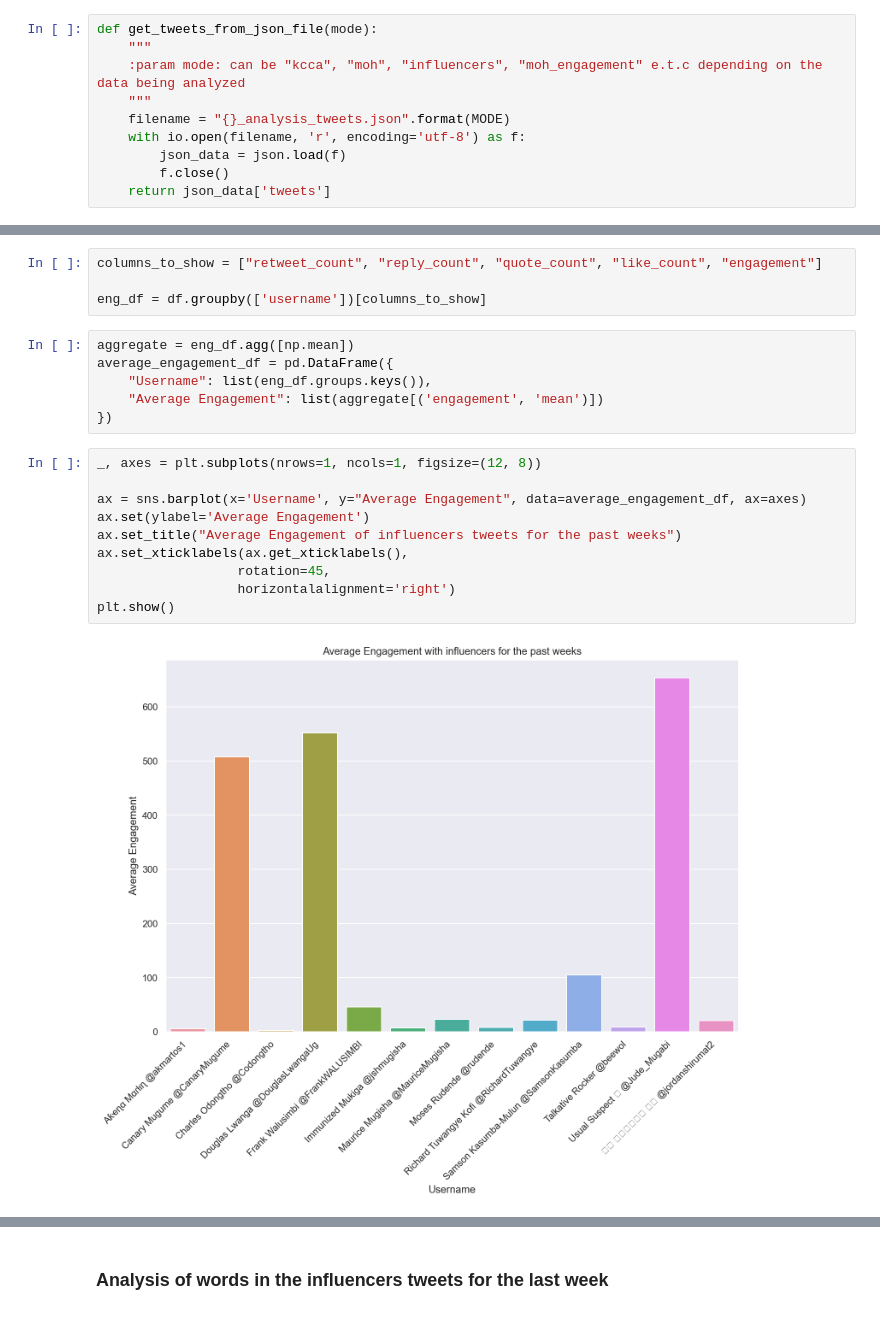
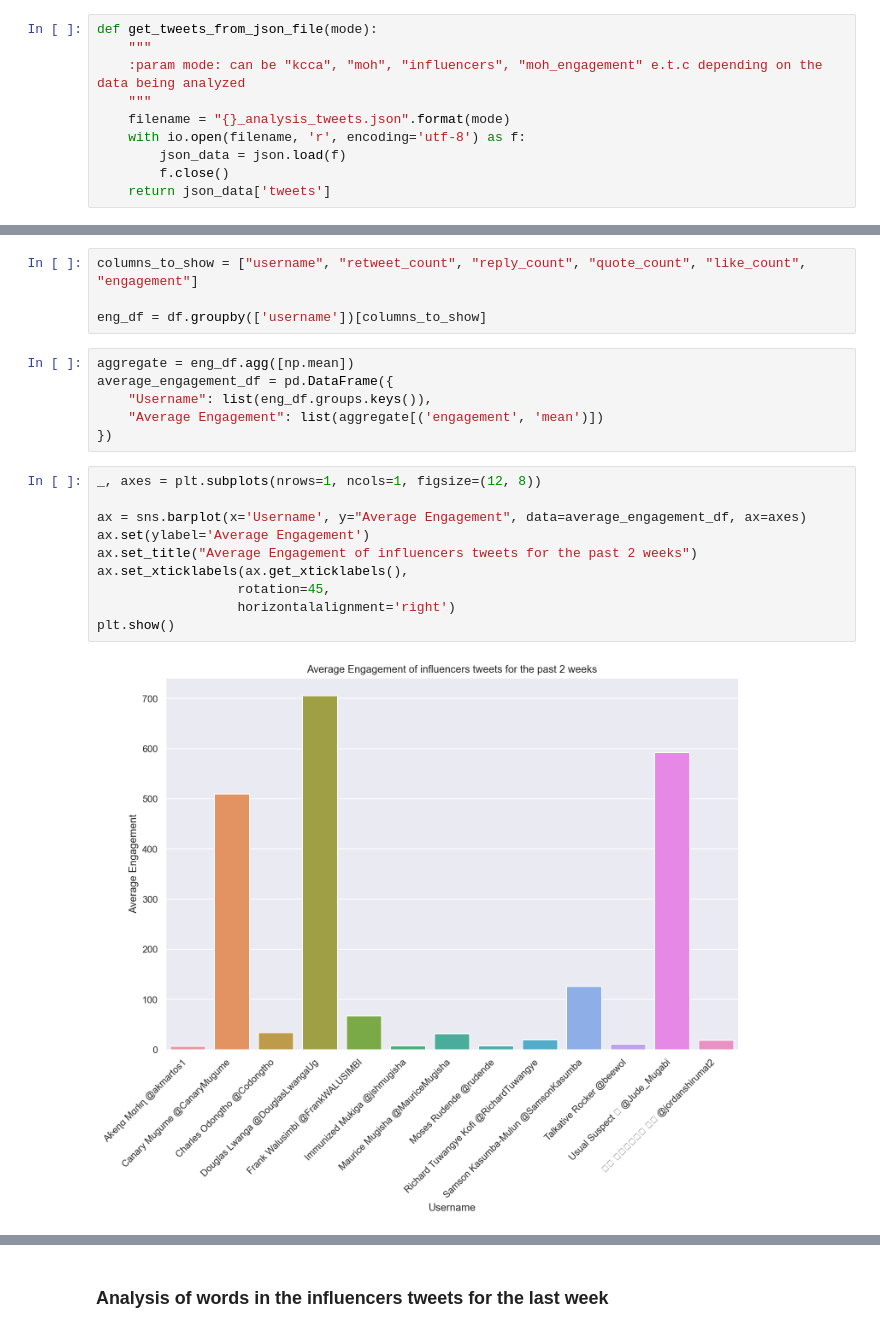
Before and after one commit to cmplx-xyttmt/covid19-uganda-twitter-data-analysis, a Jupyter notebook: data_collection/targeted_search/MOH Influencers Twitter Posts Analysis.ipynb, the cells around one changed output, grey strips where cells are left out. Drawn from its saved outputs; the diff is of its cells as text.

Commit message:
Add covid analysis for influencers

```diff
--- a/data_collection/targeted_search/MOH Influencers Twitter Posts Analysis.ipynb
+++ b/data_collection/targeted_search/MOH Influencers Twitter Posts Analysis.ipynb
@@ -32,7 +32,7 @@ def get_tweets_from_json_file(mode):
     """
     :param mode: can be "kcca", "moh", "influencers", "moh_engagement" e.t.c depending on the data being analyzed
     """
-    filename = "{}_analysis_tweets.json".format(MODE)
+    filename = "{}_analysis_tweets.json".format(mode)
     with io.open(filename, 'r', encoding='utf-8') as f:
         json_data = json.load(f)
         f.close()
@@ -167,7 +167,7 @@ Engagement that each influencer receives on their tweets.
 
 **NOTE**: Engagement is the total number of retweets, replies, quotes and likes
 # %%
-columns_to_show = ["retweet_count", "reply_count", "quote_count", "like_count", "engagement"]
+columns_to_show = ["username", "retweet_count", "reply_count", "quote_count", "like_count", "engagement"]
 
 eng_df = df.groupby(['username'])[columns_to_show]
 # %%
@@ -179,12 +179,12 @@ average_engagement_df = pd.DataFrame({
 # %%
 _, axes = plt.subplots(nrows=1, ncols=1, figsize=(12, 8))
 
 ax = sns.barplot(x='Username', y="Average Engagement", data=average_engagement_df, ax=axes)
 ax.set(ylabel='Average Engagement')
-ax.set_title("Average Engagement of influencers tweets for the past weeks")
+ax.set_title("Average Engagement of influencers tweets for the past 2 weeks")
 ax.set_xticklabels(ax.get_xticklabels(),
                   rotation=45,
                   horizontalalignment='right')
 plt.show()
 # %% [output]
-[figure, old version]
+[figure, new version]
```
Also changed, not shown: parts of 14 cells of this notebook.
